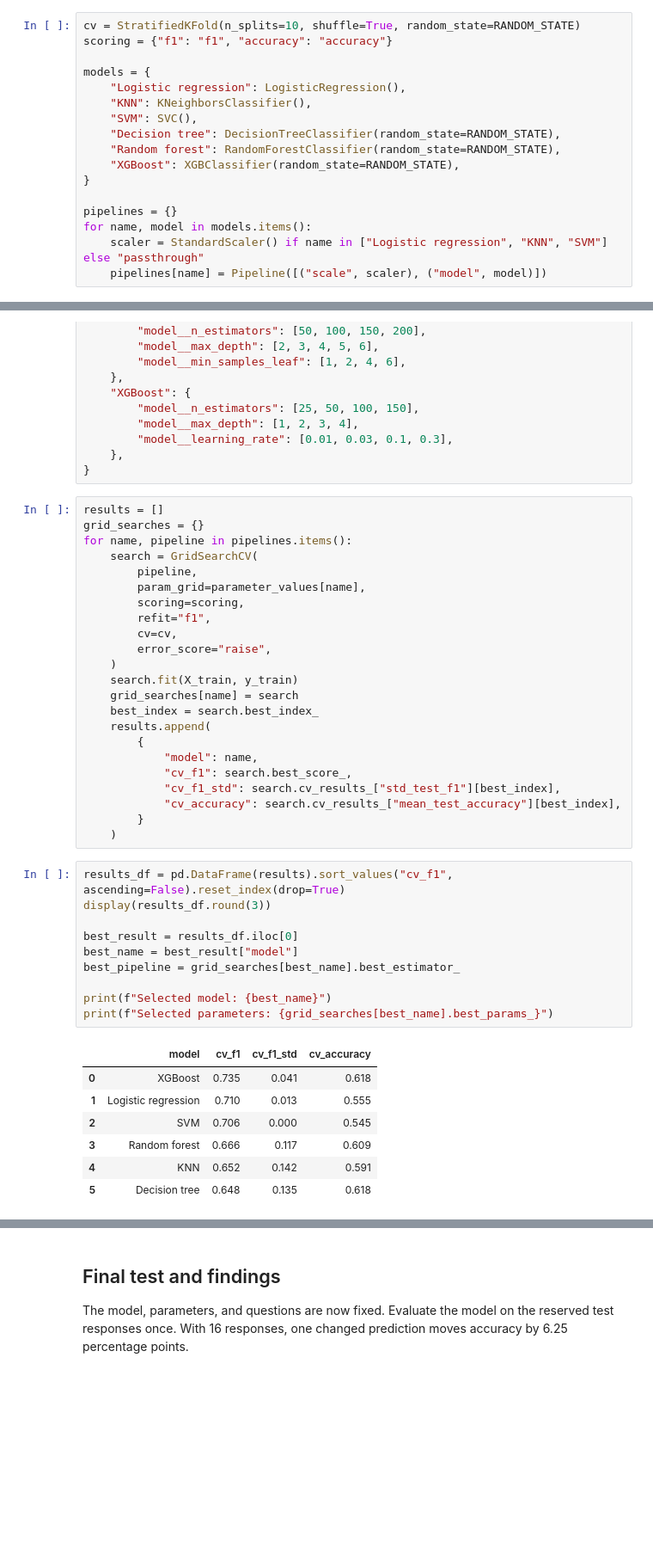
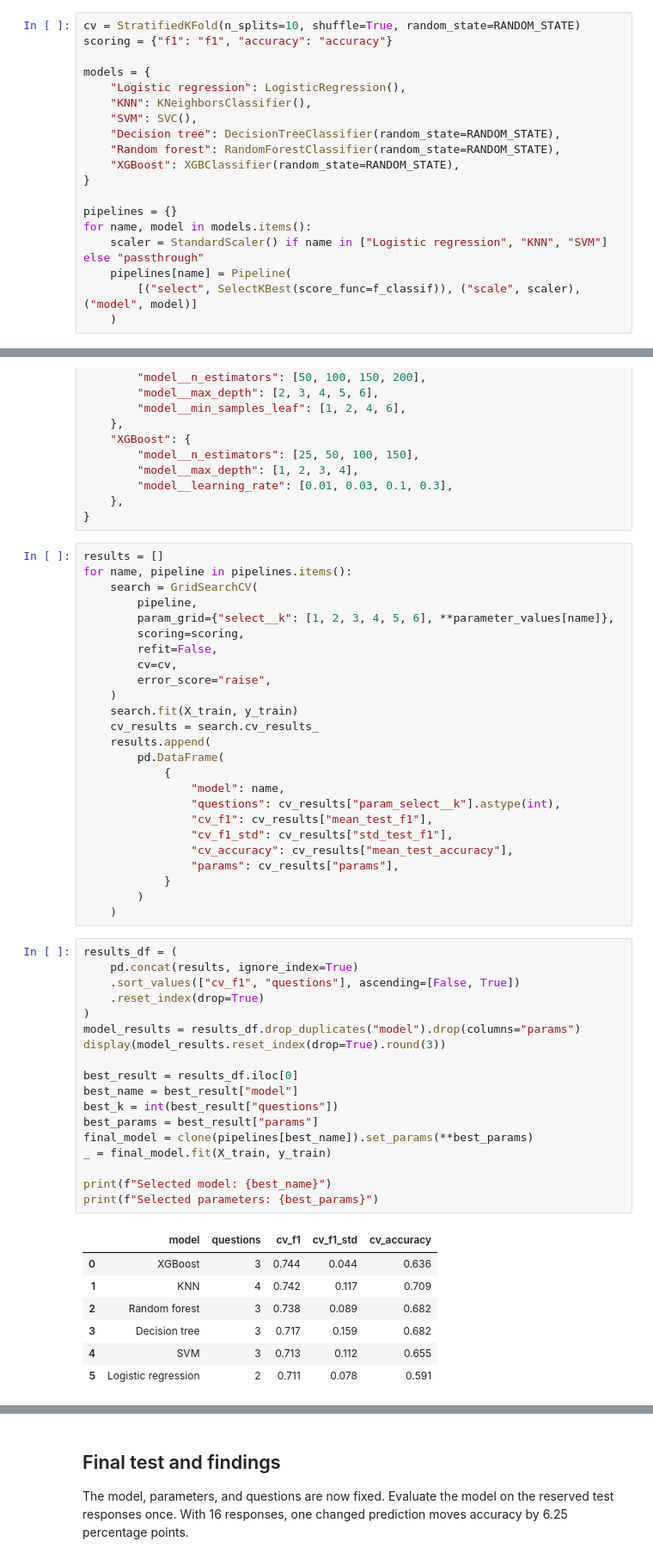
Before and after one commit to ca34525/QWFuFPmtYoLpq4Qt, a Jupyter notebook: notebooks/1.0-CTA-customer-happiness-analysis.ipynb, the cells around one changed output, grey strips where cells are left out. Shown at 86% size. Drawn from its saved outputs; the diff is of its cells as text; blank space fills up the shorter version.

Commit message:
Combine model tuning and survey question selection

```diff
--- a/notebooks/1.0-CTA-customer-happiness-analysis.ipynb
+++ b/notebooks/1.0-CTA-customer-happiness-analysis.ipynb
@@ -233,7 +251,9 @@ models = {
 pipelines = {}
 for name, model in models.items():
     scaler = StandardScaler() if name in ["Logistic regression", "KNN", "SVM"] else "passthrough"
-    pipelines[name] = Pipeline([("scale", scaler), ("model", model)])
+    pipelines[name] = Pipeline(
+        [("select", SelectKBest(score_func=f_classif)), ("scale", scaler), ("model", model)]
+    )
 # %%
 dummy_scores = cross_validate(
     DummyClassifier(strategy="most_frequent"),
@@ -281,43 +302,53 @@ parameter_values = {
 }
 # %%
 results = []
-grid_searches = {}
 for name, pipeline in pipelines.items():
     search = GridSearchCV(
         pipeline,
-        param_grid=parameter_values[name],
+        param_grid={"select__k": [1, 2, 3, 4, 5, 6], **parameter_values[name]},
         scoring=scoring,
-        refit="f1",
+        refit=False,
         cv=cv,
         error_score="raise",
     )
     search.fit(X_train, y_train)
-    grid_searches[name] = search
-    best_index = search.best_index_
+    cv_results = search.cv_results_
     results.append(
-        {
-            "model": name,
-            "cv_f1": search.best_score_,
-            "cv_f1_std": search.cv_results_["std_test_f1"][best_index],
-            "cv_accuracy": search.cv_results_["mean_test_accuracy"][best_index],
-        }
+        pd.DataFrame(
+            {
+                "model": name,
+                "questions": cv_results["param_select__k"].astype(int),
+                "cv_f1": cv_results["mean_test_f1"],
+                "cv_f1_std": cv_results["std_test_f1"],
+                "cv_accuracy": cv_results["mean_test_accuracy"],
+                "params": cv_results["params"],
+            }
+        )
     )
 # %%
-results_df = pd.DataFrame(results).sort_values("cv_f1", ascending=False).reset_index(drop=True)
-display(results_df.round(3))
+results_df = (
+    pd.concat(results, ignore_index=True)
+    .sort_values(["cv_f1", "questions"], ascending=[False, True])
+    .reset_index(drop=True)
+)
+model_results = results_df.drop_duplicates("model").drop(columns="params")
+display(model_results.reset_index(drop=True).round(3))
 
 best_result = results_df.iloc[0]
 best_name = best_result["model"]
-best_pipeline = grid_searches[best_name].best_estimator_
+best_k = int(best_result["questions"])
+best_params = best_result["params"]
+final_model = clone(pipelines[best_name]).set_params(**best_params)
+_ = final_model.fit(X_train, y_train)
 
 print(f"Selected model: {best_name}")
-print(f"Selected parameters: {grid_searches[best_name].best_params_}")
+print(f"Selected parameters: {best_params}")
 # %% [output]
-|  | model | cv_f1 | cv_f1_std | cv_accuracy |
-| 0 | XGBoost | 0.735 | 0.041 | 0.618 |
-| 1 | Logistic regression | 0.710 | 0.013 | 0.555 |
-| 2 | SVM | 0.706 | 0.000 | 0.545 |
-| 3 | Random forest | 0.666 | 0.117 | 0.609 |
-| 4 | KNN | 0.652 | 0.142 | 0.591 |
-| 5 | Decision tree | 0.648 | 0.135 | 0.618 |
+|  | model | questions | cv_f1 | cv_f1_std | cv_accuracy |
+| 0 | XGBoost | 3 | 0.744 | 0.044 | 0.636 |
+| 1 | KNN | 4 | 0.742 | 0.117 | 0.709 |
+| 2 | Random forest | 3 | 0.738 | 0.089 | 0.682 |
+| 3 | Decision tree | 3 | 0.717 | 0.159 | 0.682 |
+| 4 | SVM | 3 | 0.713 | 0.112 | 0.655 |
+| 5 | Logistic regression | 2 | 0.711 | 0.078 | 0.591 |
 Selected model: XGBoost
```
Also changed, not shown: parts of 12 cells of this notebook.
